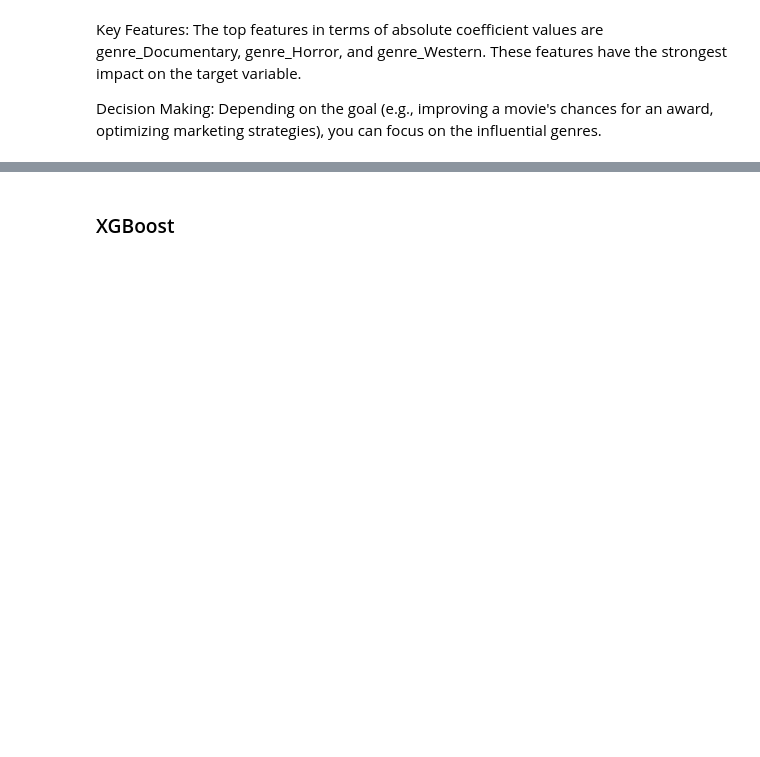
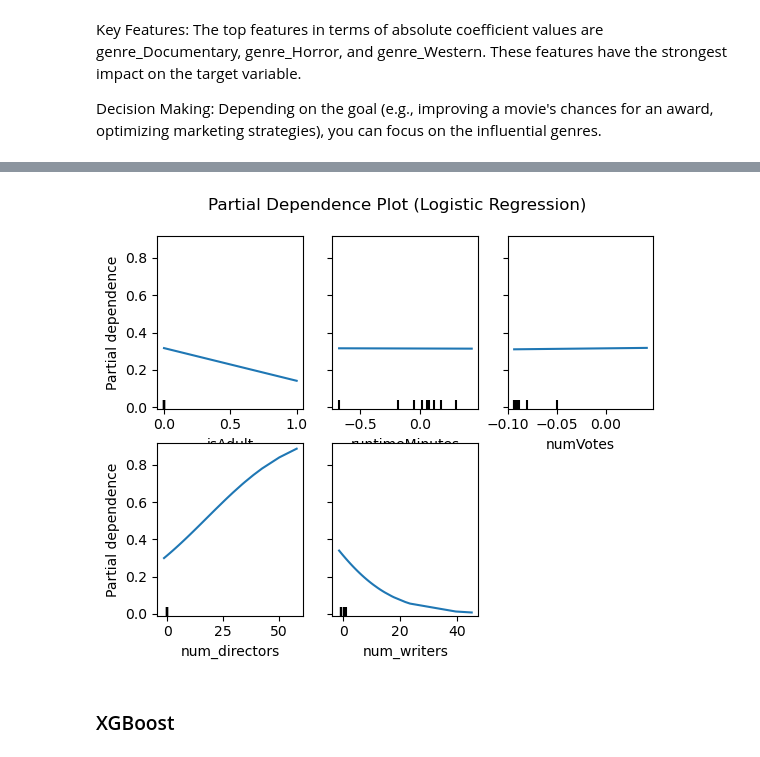
Before and after one commit to ayishamiara/Predicting-the-Next-Hit-Movie, a Jupyter notebook: main.ipynb, the cells around one changed output, grey strips where cells are left out. Saved outputs shown, nothing was run; the diff lists cells and outputs as text; code cells hidden in the pictures; blank space fills up the shorter version.

```diff
--- a/main.ipynb
+++ b/main.ipynb
@@ -535,9 +567,11 @@ KeyboardInterrupt:
 # %%
 # Partial dependence plot for Logistic Regression
-PartialDependenceDisplay(best_log_reg, X_train, features=[0, 1, 2, 3, 4])
+PartialDependenceDisplay.from_estimator(best_log_reg, X_train, features=[0, 1, 2, 3, 4])
 plt.suptitle('Partial Dependence Plot (Logistic Regression)')
 plt.subplots_adjust(top=0.9)
 plt.show()
+# %% [output]
+[figure, added]
 # %% [markdown]
 ### XGBoost
 # %%
```
Also changed, not shown: parts of 28 cells of this notebook.
